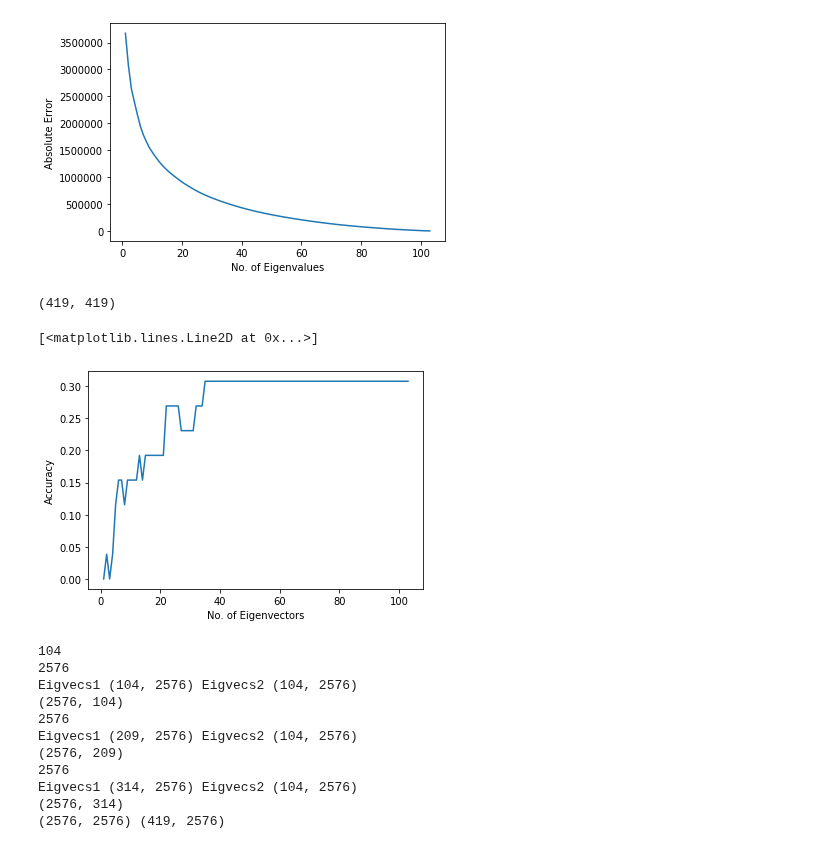
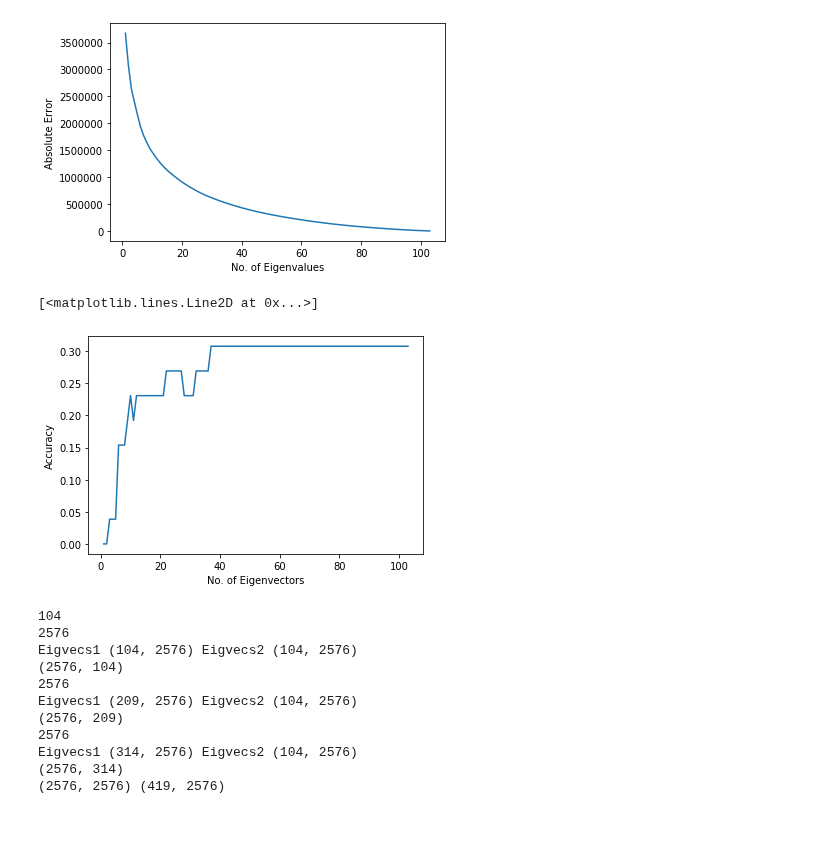
Before and after one commit to pedromonteiro18/Pattern_Recognition, a Jupyter notebook: Coursework.ipynb, the cells around one changed output. Drawn from its saved outputs; the diff is of its cells as text; code cells hidden in the pictures.

```diff
--- a/Coursework.ipynb
+++ b/Coursework.ipynb
@@ -270,43 +270,36 @@ plt.plot(x,y)
 # %% [output]
 [<matplotlib.lines.Line2D at 0x...>]
 [figure]
-# %%
-  idx = eigvals3.argsort()[::-1]
-  eigvals3 = eigvals3[idx]
-  eigvecs3 = eigvecs3[:,idx]
-  print(eigvecs3.shape)
-# %% [output]
-(419, 419)
 # %%
 x=[]
 y=[]
 
 for M in range(1,N):
   Meigvals_new, Meigvecs_new = eigh(S, eigvals=(N-M, N-1))
 
   eigvecsM = Meigvecs_new.astype(float)
   eigvecsM = preprocessing.normalize(np.dot(A[0], eigvecsM).T)
   total = 0
   correct = 0
 
   W = np.dot(A[0].T, eigvecsM.T)
   for test_index in range(len(test_data[0])):
     test_face_normalized = test_data[0][test_index] - avg1
     W_test = np.dot(test_face_normalized, eigvecsM.T)
     im = get_neighbors(W, train_label[0], W_test, 1, distance=distance)
     image, _, label= im[0]
-    if label == label_test[test_index]:
+    if label == test_label[0][test_index]:
       correct += 1
     total += 1
   x.append(M)
   y.append(correct/total)
 
 plt.xlabel('No. of Eigenvectors')
 plt.ylabel('Accuracy')
 plt.plot(x,y)
 # %% [output]
 [<matplotlib.lines.Line2D at 0x...>]
-[figure, old version]
+[figure, new version]
 # %%
 def incremental_PCA(mean1, mean2, N1, N2, eigvecs1, eigvecs2, S1, S2):
   N3 = N1 + N2
```
Also changed, not shown: parts of 6 cells of this notebook.
